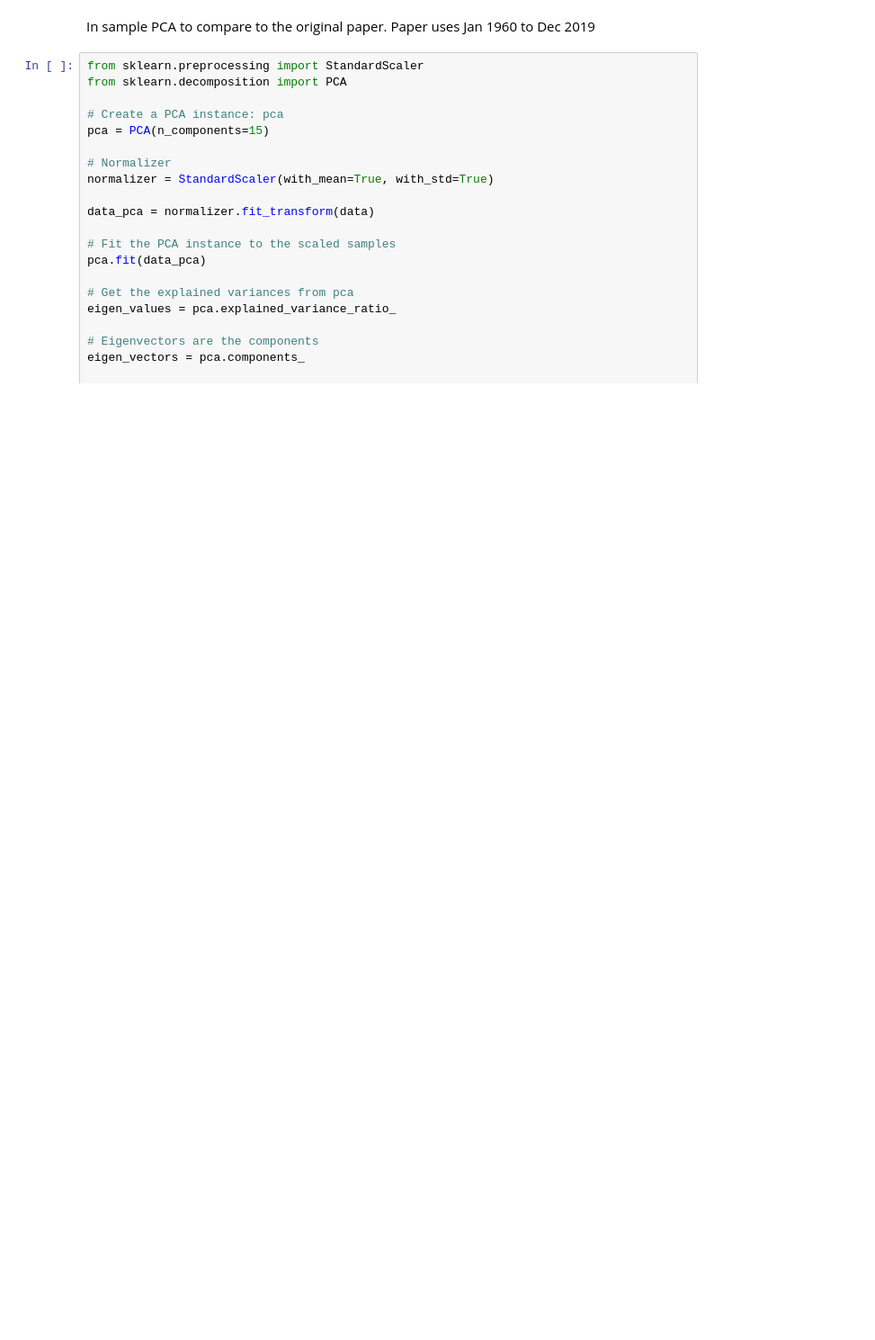
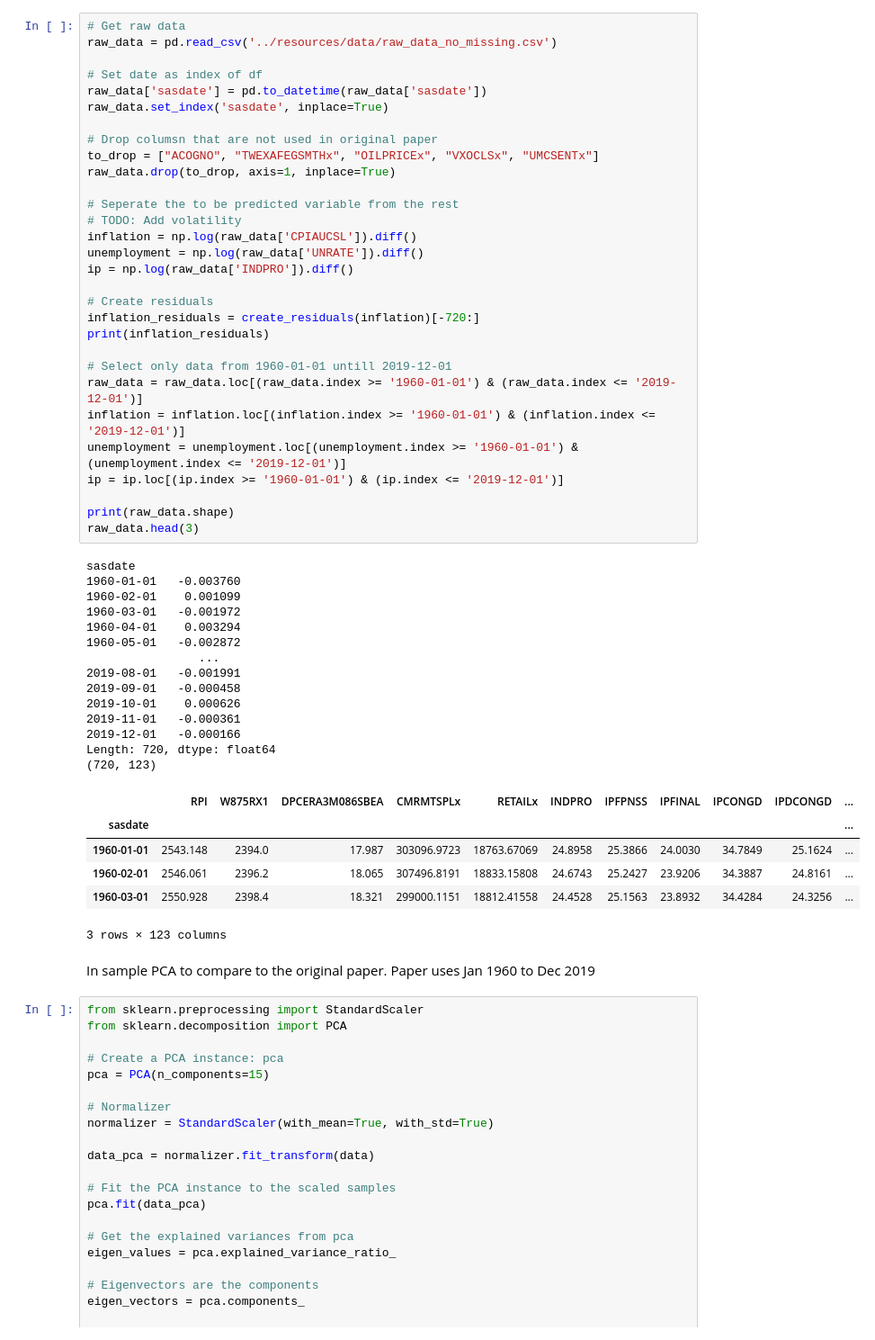
Before and after one commit to VLDrenth/sPCA-thesis, a Jupyter notebook: src/explore_cleaned.ipynb, the cells around one changed output. Shown: that part at 90% size. Cells and saved outputs as stored; diff of their text form; blank space fills up the shorter version.

```diff
--- a/src/explore_cleaned.ipynb
+++ b/src/explore_cleaned.ipynb
@@ -54,3 +65,54 @@ Name: INDPRO, dtype: float64
+# %%
+# Get raw data
+raw_data = pd.read_csv('../resources/data/raw_data_no_missing.csv')
+
+# Set date as index of df
+raw_data['sasdate'] = pd.to_datetime(raw_data['sasdate'])
+raw_data.set_index('sasdate', inplace=True)
+
+# Drop columsn that are not used in original paper
+to_drop = ["ACOGNO", "TWEXAFEGSMTHx", "OILPRICEx", "VXOCLSx", "UMCSENTx"]
+raw_data.drop(to_drop, axis=1, inplace=True)
+
+# Seperate the to be predicted variable from the rest
+# TODO: Add volatility
+inflation = np.log(raw_data['CPIAUCSL']).diff()
+unemployment = np.log(raw_data['UNRATE']).diff()
+ip = np.log(raw_data['INDPRO']).diff()
+
+# Create residuals
+inflation_residuals = create_residuals(inflation)[-720:]
+print(inflation_residuals)
+
+# Select only data from 1960-01-01 untill 2019-12-01
+raw_data = raw_data.loc[(raw_data.index >= '1960-01-01') & (raw_data.index <= '2019-12-01')]
+inflation = inflation.loc[(inflation.index >= '1960-01-01') & (inflation.index <= '2019-12-01')]
+unemployment = unemployment.loc[(unemployment.index >= '1960-01-01') & (unemployment.index <= '2019-12-01')]
+ip = ip.loc[(ip.index >= '1960-01-01') & (ip.index <= '2019-12-01')]
+
+print(raw_data.shape)
+raw_data.head(3)
+# %% [output]
+sasdate
+1960-01-01   -0.003760
+1960-02-01    0.001099
+1960-03-01   -0.001972
+1960-04-01    0.003294
+1960-05-01   -0.002872
+                ...
+2019-08-01   -0.001991
+2019-09-01   -0.000458
+2019-10-01    0.000626
+2019-11-01   -0.000361
+2019-12-01   -0.000166
+Length: 720, dtype: float64
+(720, 123)
+|  | RPI | W875RX1 | DPCERA3M086SBEA | CMRMTSPLx | RETAILx | INDPRO | IPFPNSS | IPFINAL | IPCONGD | IPDCONGD | ... |
+| sasdate |  |  |  |  |  |  |  |  |  |  | ... |
+| 1960-01-01 | 2543.148 | 2394.0 | 17.987 | 303096.9723 | 18763.67069 | 24.8958 | 25.3866 | 24.0030 | 34.7849 | 25.1624 | ... |
+| 1960-02-01 | 2546.061 | 2396.2 | 18.065 | 307496.8191 | 18833.15808 | 24.6743 | 25.2427 | 23.9206 | 34.3887 | 24.8161 | ... |
+| 1960-03-01 | 2550.928 | 2398.4 | 18.321 | 299000.1151 | 18812.41558 | 24.4528 | 25.1563 | 23.8932 | 34.4284 | 24.3256 | ... |
+3 rows × 123 columns
 # %% [markdown]
 In sample PCA to compare to the original paper. Paper uses Jan 1960 to Dec 2019
 # %%
```
Also changed, not shown: parts of 13 cells of this notebook, 2 other files.
